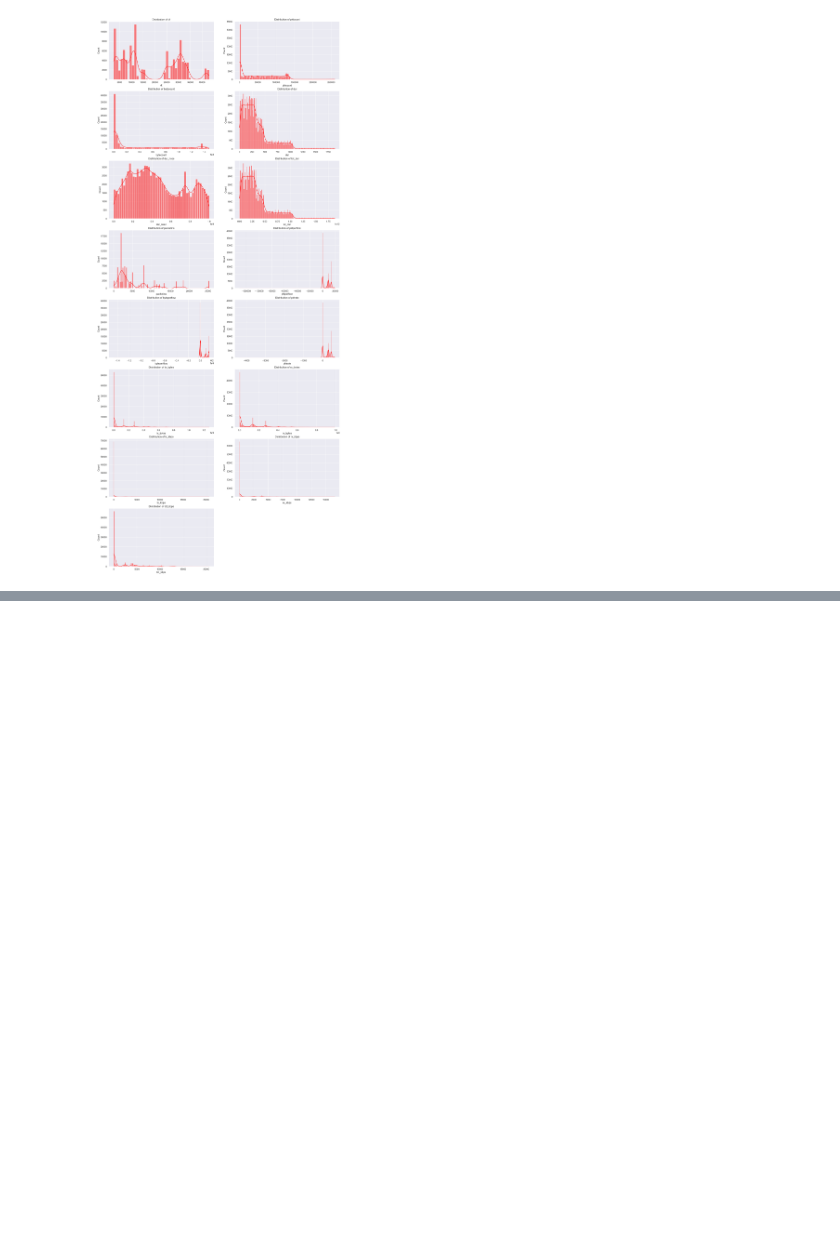
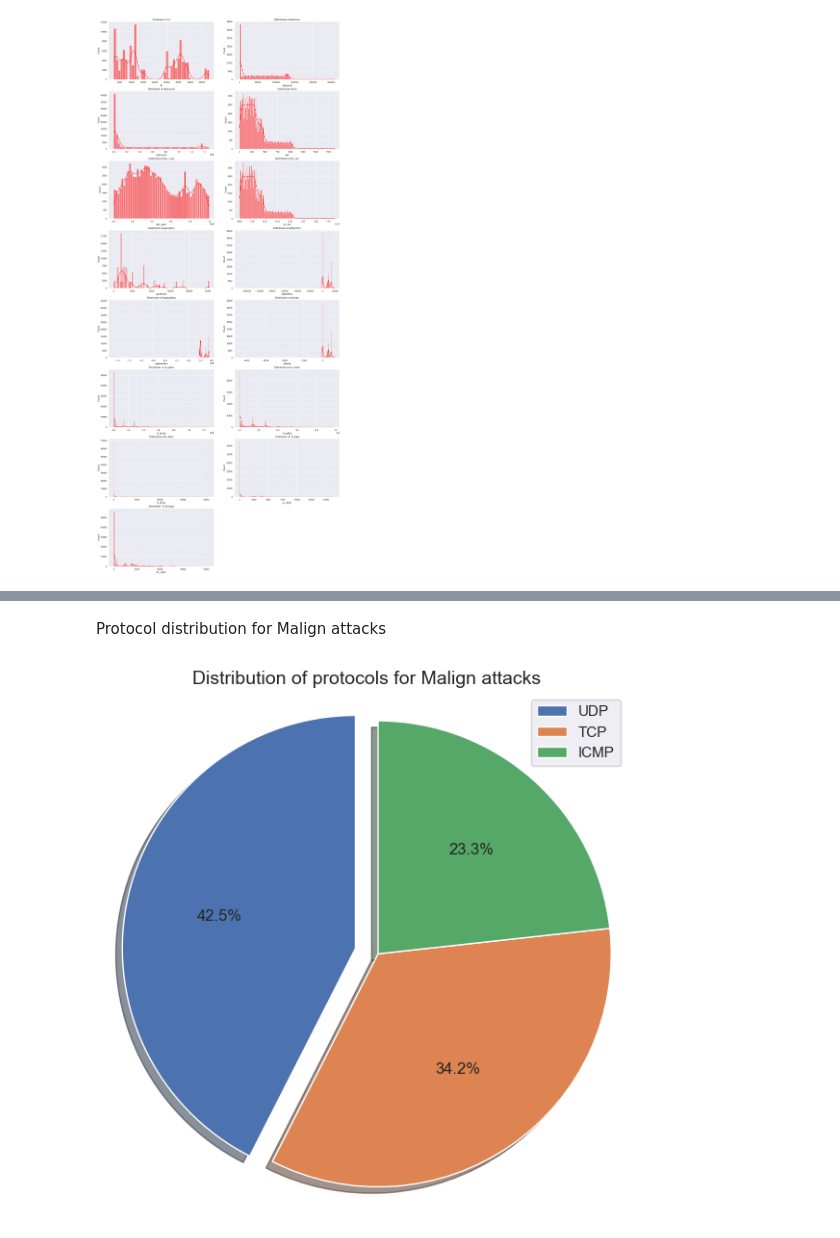
Before and after one commit to Pratham8766/DDoS-Detection-using-Machine-Learning, a Jupyter notebook: model_training_2.ipynb, the cells around one changed output, grey strips where cells are left out. Saved outputs shown, nothing was run; the diff lists cells and outputs as text; code cells hidden in the pictures; blank space fills up the shorter version.

```diff
--- a/model_training_2.ipynb
+++ b/model_training_2.ipynb
@@ -285,0 +310,18 @@ plt.show()
+# %%
+def get_malign_protocols_percentage():
+    arr = [x for x, y in zip(df['Protocol'], df['label']) if (y == 1)]
+    perc_arr = []
+    for i in ['UDP', 'TCP', 'ICMP']:
+        perc_arr.append(arr.count(i) / len(arr) * 100)
+    return perc_arr
+# %% [markdown]
+Protocol distribution for Malign attacks
+# %%
+pie_fig, ax1 = plt.subplots(figsize = [7, 7])
+ax1.pie(get_malign_protocols_percentage(), explode = (0.1, 0, 0), autopct = "%1.1f%%", shadow = True, startangle = 90)
+ax1.axis("equal")
+ax1.legend(['UDP', 'TCP', 'ICMP'], loc = "best")
+plt.title("Distribution of protocols for Malign attacks", fontsize = 14)
+plt.show()
+# %% [output]
+[figure, added]
```
Also changed, not shown: parts of 5 cells of this notebook.
